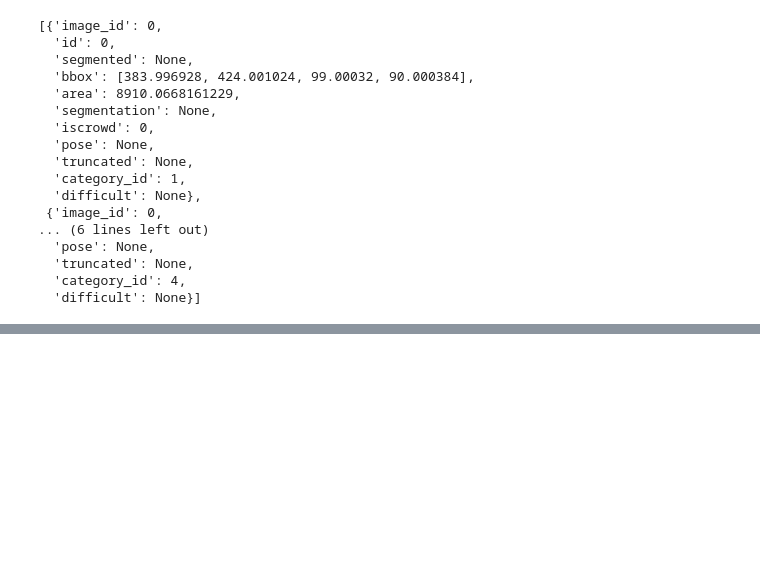
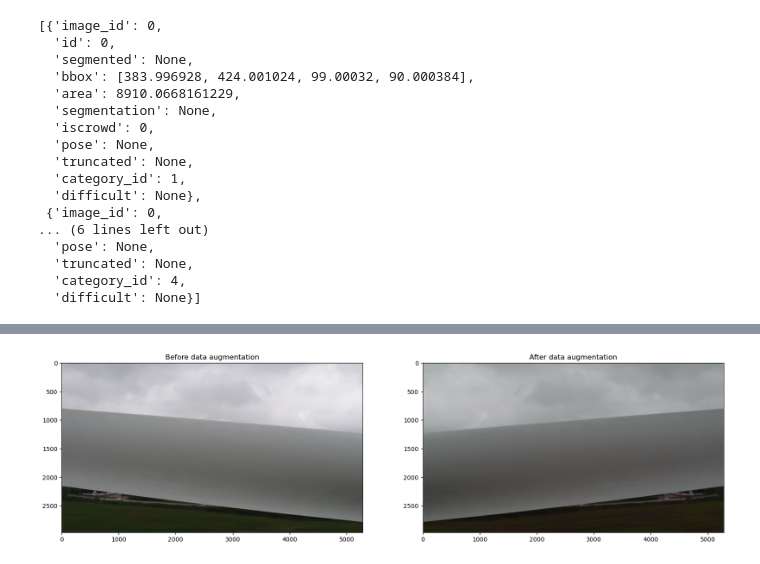
Before and after one commit to PPortela00/Computer-Vision, a Jupyter notebook: Project/Project.ipynb, the cells around one changed output, grey strips where cells are left out. Cells and saved outputs as stored; diff of their text form; code cells hidden in the pictures; blank space fills up the shorter version.

```diff
--- a/Project/Project.ipynb
+++ b/Project/Project.ipynb
@@ -163,0 +227,4 @@ display(test_images_names[:11])
+# %%
+BeforeAfterDataAugmentation(dataset, images_2017, 50)
+# %% [output]
+[figure, added]
```
Also changed, not shown: parts of 10 cells of this notebook.
